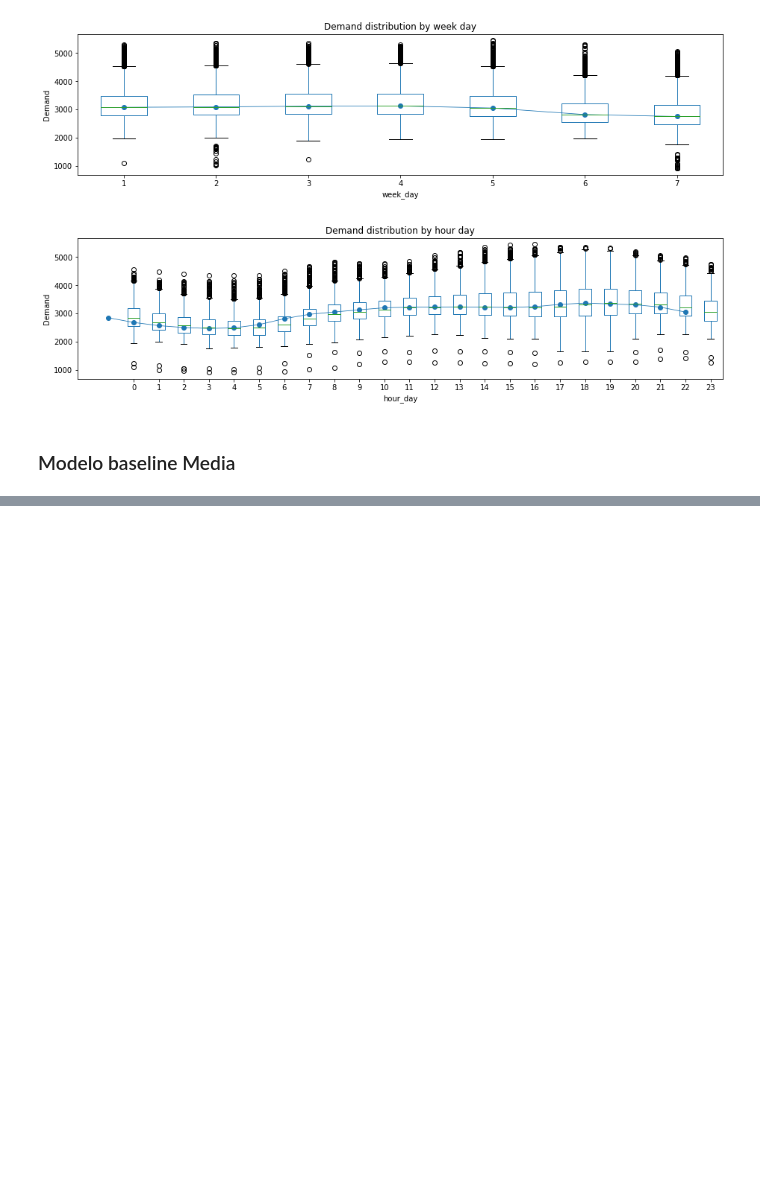
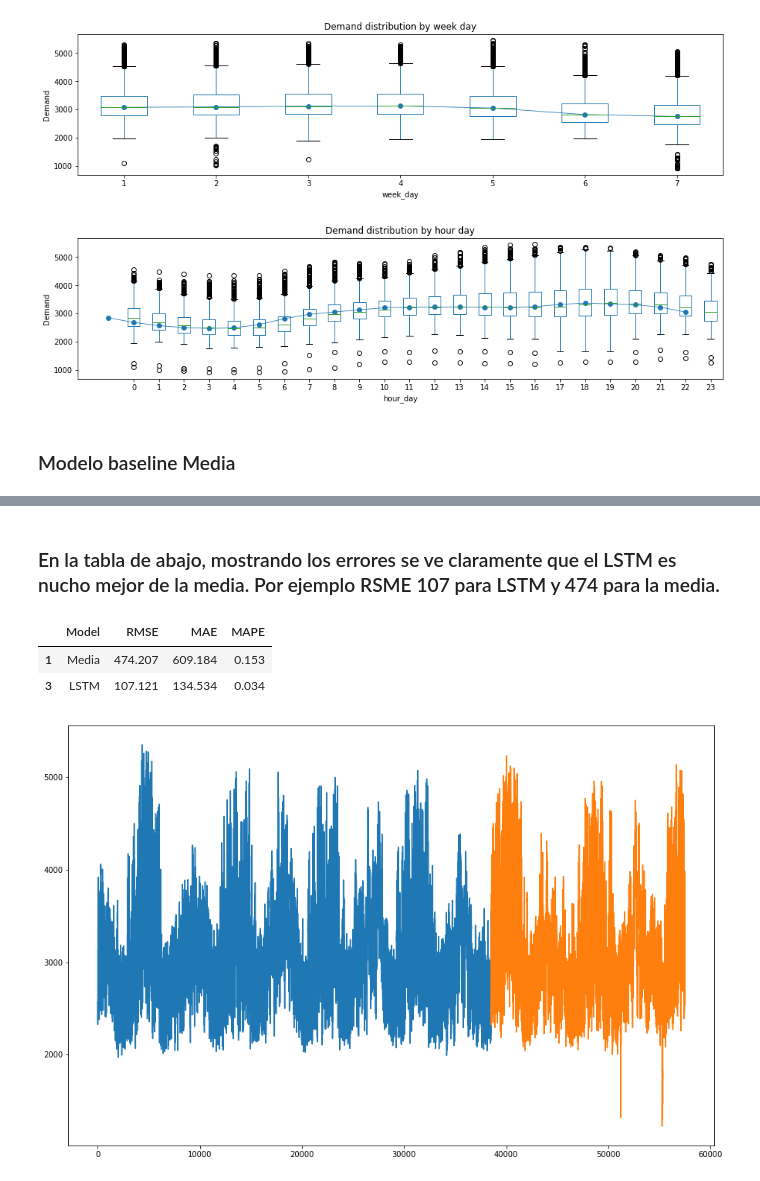
Before and after one commit to Lea102/Electric-Energy-power-consuption-Forecast, a Jupyter notebook: Leandro Scquizzato Serie de tiempos consumo electrico R4.ipynb, the cells around one changed output, grey strips where cells are left out. Cells and saved outputs as stored; diff of their text form; code cells hidden in the pictures; blank space fills up the shorter version.

```diff
--- a/Leandro Scquizzato Serie de tiempos consumo electrico R4.ipynb
+++ b/Leandro Scquizzato Serie de tiempos consumo electrico R4.ipynb
@@ -245,0 +530,15 @@ fig.suptitle('');
+# %%
+
+# reshape input to be [samples, time steps, features]
+trainX = np.reshape(trainX, (trainX.shape[0], 1, trainX.shape[1]))
+testX = np.reshape(testX, (testX.shape[0], 1, testX.shape[1]))
+# %%
+
+# create and fit the LSTM network
+model = Sequential()
+model.add(LSTM(4, input_shape=(1, look_back)))
+model.add(Dense(1))
+
+model.summary()
+model.compile(loss='mean_squared_error', optimizer='adamax')
+model.fit(trainX, trainY, epochs=10, batch_size=1, verbose=2)
@@ -245,0 +566,14 @@ fig.suptitle('');
+# %%
+# make predictions
+trainPredict = model.predict(trainX)
+testPredict = model.predict(testX)
+# invert predictions
+trainPredict = scaler.inverse_transform(trainPredict)
+trainY = scaler.inverse_transform([trainY])
+testPredict = scaler.inverse_transform(testPredict)
+testY = scaler.inverse_transform([testY])
+# calculate root mean squared error
+#trainScore = math.sqrt(mean_squared_error(trainY[0], trainPredict[:,0]))
+#print('Train Score: %.2f RMSE' % (trainScore))
+#testScore = math.sqrt(mean_squared_error(testY[0], testPredict[:,0]))
+#print('Test Score: %.2f RMSE' % (testScore))
@@ -245,0 +582,32 @@ fig.suptitle('');
+# %% [markdown]
+### En la tabla de abajo, mostrando los errores se ve claramente que el LSTM es nucho mejor de la media. Por ejemplo RSME 107 para LSTM y 474 para la media.
+# %%
+#Este modelo funciona mucho mejor que la media y que el ARIMA y la regre (de la R1)
+
+df_Results.loc[3, "Model"] = "LSTM"
+df_Results.loc[3, "RMSE"] = evalu[0]
+df_Results.loc[3, "MAE"] = evalu[1]
+df_Results.loc[3, "MAPE"] = evalu[2]
+
+df_Results
+# %% [output]
+|  | Model | RMSE | MAE | MAPE |
+| 1 | Media | 474.207 | 609.184 | 0.153 |
+| 3 | LSTM | 107.121 | 134.534 | 0.034 |
+# %%
+# shift train predictions for plotting
+trainPredictPlot = np.empty_like(dataset)
+trainPredictPlot[:, :] = np.nan
+trainPredictPlot[look_back:len(trainPredict)+look_back, :] = trainPredict
+# shift test predictions for plotting
+testPredictPlot = np.empty_like(dataset)
+testPredictPlot[:, :] = np.nan
+testPredictPlot[len(trainPredict)+(look_back*2)+1:len(dataset)-1, :] = testPredict
+# plot baseline and predictions
+fig, ax = plt.subplots(figsize=(15, 10))
+#plt.plot(scaler.inverse_transform(dataset))
+plt.plot(trainPredictPlot)
+plt.plot(testPredictPlot)
+plt.show()
+# %% [output]
+[figure, added]
```
Also changed, not shown: parts of 48 cells of this notebook.
